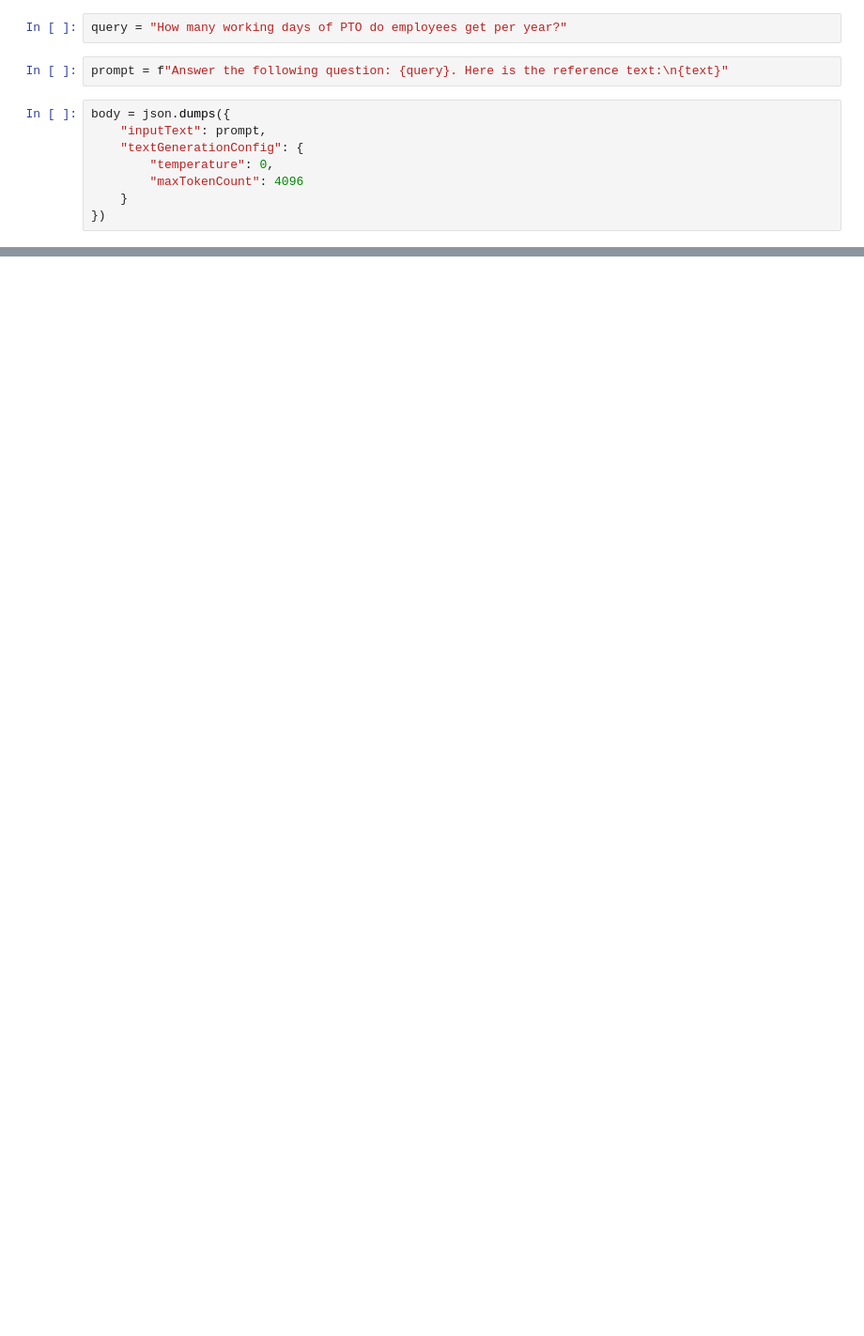
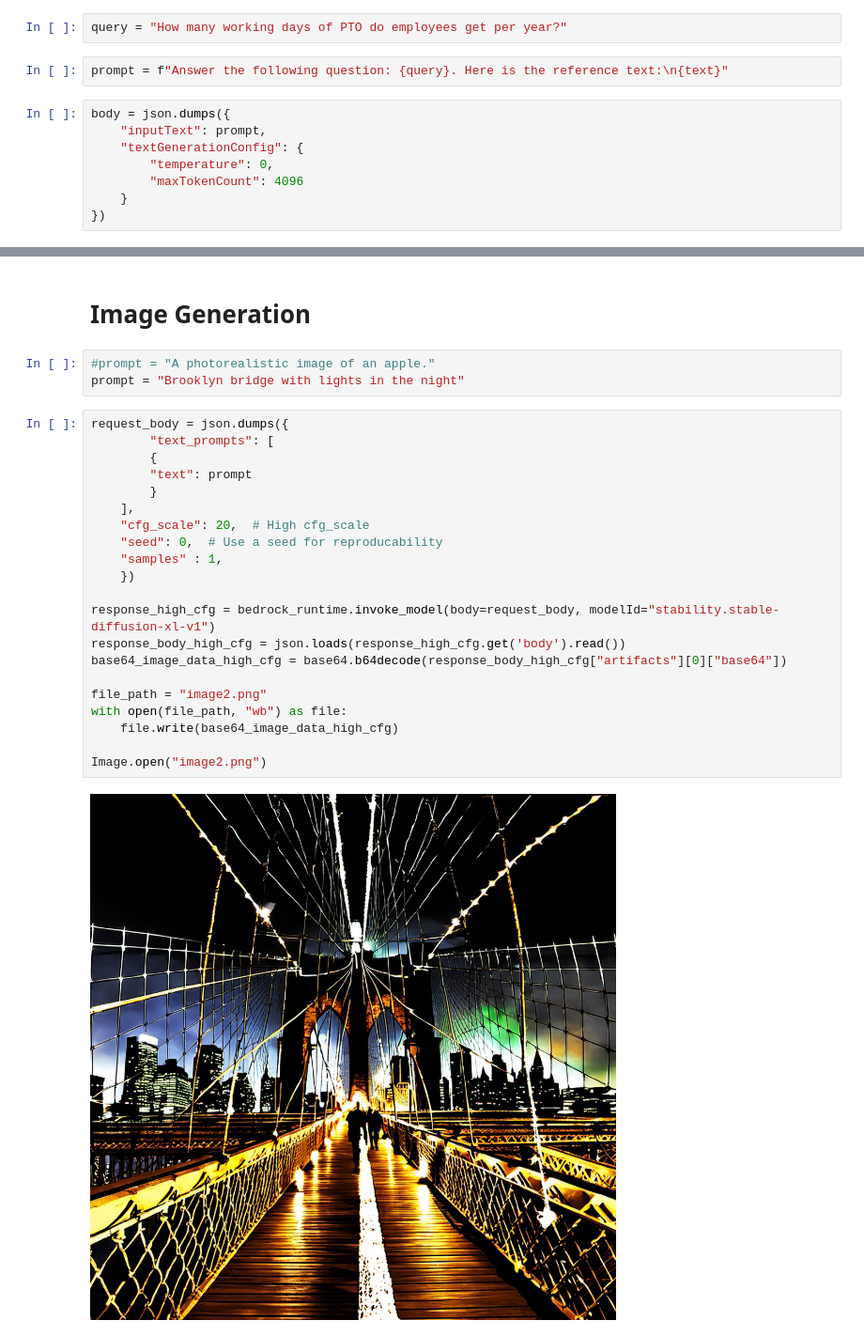
Before and after one commit to jimmypjoy/aimldemo, a Jupyter notebook: jupyterworkapce/17 aws bedrock/01 aws bedrock basics.ipynb, the cells around one changed output, grey strips where cells are left out. Shown at 94% size. Drawn from its saved outputs; the diff is of its cells as text; blank space fills up the shorter version.

```diff
--- a/jupyterworkapce/17 aws bedrock/01 aws bedrock basics.ipynb
+++ b/jupyterworkapce/17 aws bedrock/01 aws bedrock basics.ipynb
@@ -146,0 +204,28 @@ print(response_body["results"][0]["outputText"])
+# %% [markdown]
+# Image Generation
+# %%
+#prompt = "A photorealistic image of an apple."
+prompt = "Brooklyn bridge with lights in the night"
+# %%
+request_body = json.dumps({
+        "text_prompts": [
+        {
+        "text": prompt
+        }
+    ],
+    "cfg_scale": 20,  # High cfg_scale
+    "seed": 0,  # Use a seed for reproducability
+    "samples" : 1,
+    })
+
+response_high_cfg = bedrock_runtime.invoke_model(body=request_body, modelId="stability.stable-diffusion-xl-v1")
+response_body_high_cfg = json.loads(response_high_cfg.get('body').read())
+base64_image_data_high_cfg = base64.b64decode(response_body_high_cfg["artifacts"][0]["base64"])
+
+file_path = "image2.png"
+with open(file_path, "wb") as file:
+    file.write(base64_image_data_high_cfg)
+
+Image.open("image2.png")
+# %% [output]
+[figure, added]
```
Also changed, not shown: parts of 42 cells of this notebook, 6 other files.
